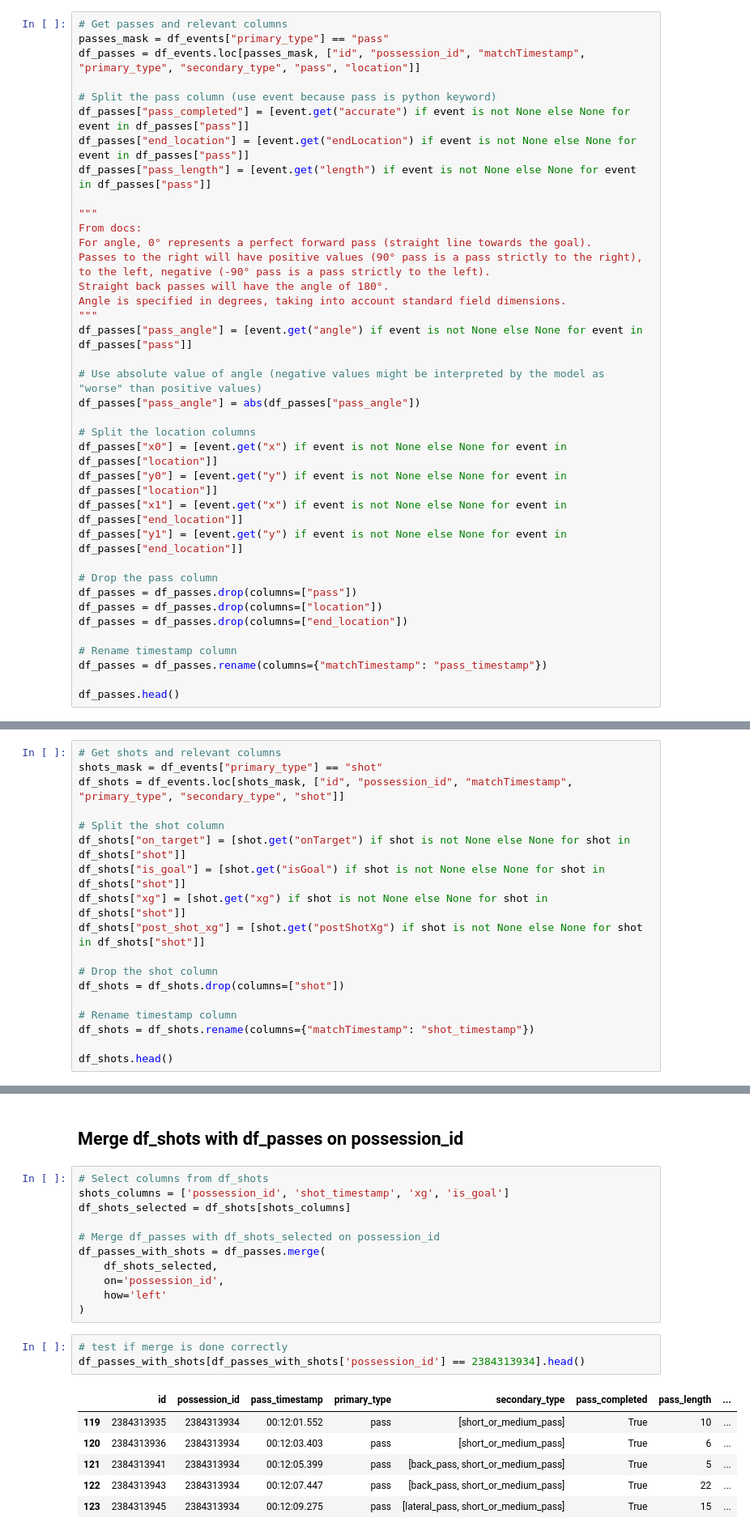
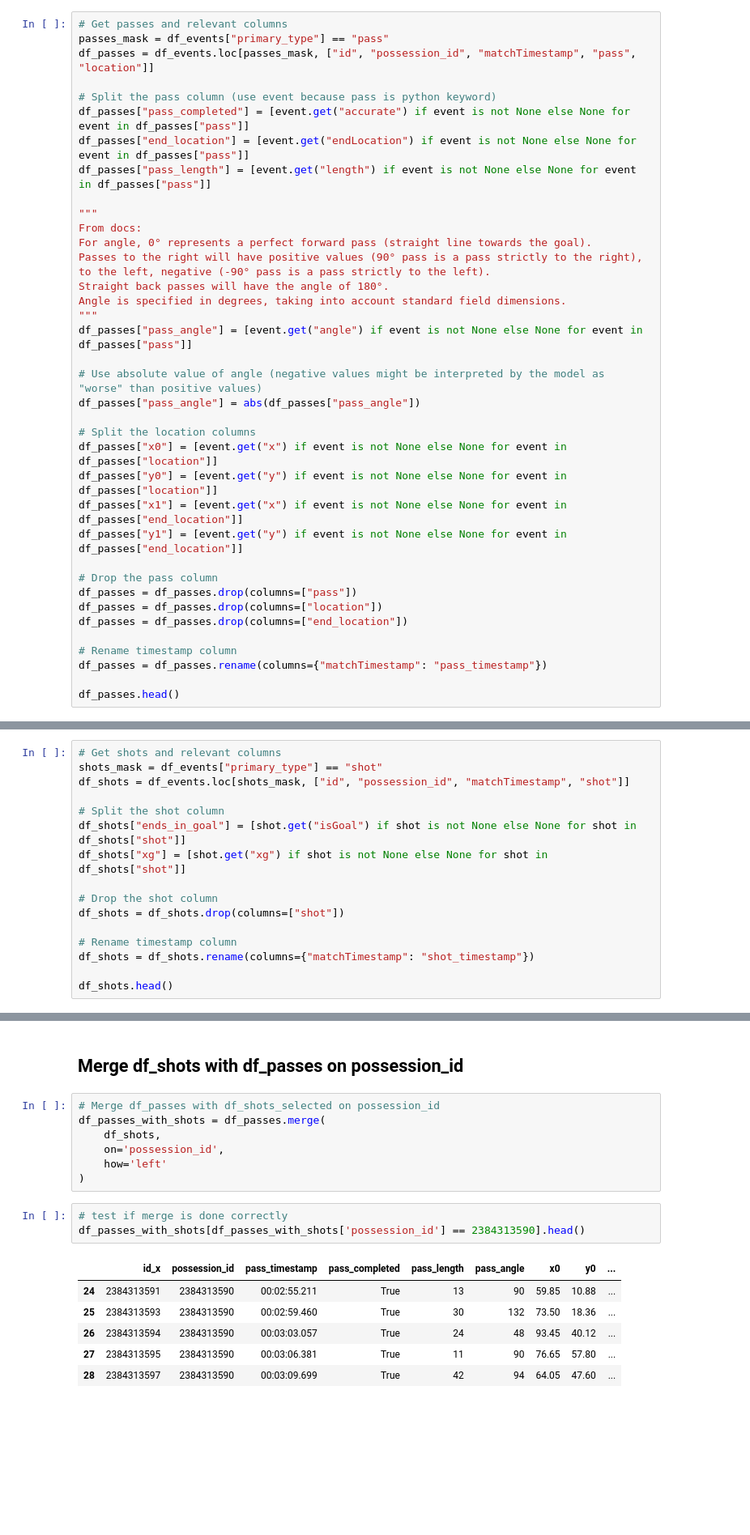
Before and after one commit to MarijnSt/soccermatics-project-2, a Jupyter notebook: notebooks/expected_danger.ipynb, the cells around one changed output, grey strips where cells are left out. Shown: that part at 81% size. Cells and saved outputs as stored; diff of their text form; blank space fills up the shorter version.

```diff
--- a/notebooks/expected_danger.ipynb
+++ b/notebooks/expected_danger.ipynb
@@ -268,7 +266,7 @@ df_events.head()
 # %%
 # Get passes and relevant columns
 passes_mask = df_events["primary_type"] == "pass"
-df_passes = df_events.loc[passes_mask, ["id", "possession_id", "matchTimestamp", "primary_type", "secondary_type", "pass", "location"]]
+df_passes = df_events.loc[passes_mask, ["id", "possession_id", "matchTimestamp", "pass", "location"]]
 
 # Split the pass column (use event because pass is python keyword)
 df_passes["pass_completed"] = [event.get("accurate") if event is not None else None for event in df_passes["pass"]]
@@ -366,13 +364,11 @@ We need to isolate the shots to get the xG to assign to the possession chain
 # %%
 # Get shots and relevant columns
 shots_mask = df_events["primary_type"] == "shot"
-df_shots = df_events.loc[shots_mask, ["id", "possession_id", "matchTimestamp", "primary_type", "secondary_type", "shot"]]
+df_shots = df_events.loc[shots_mask, ["id", "possession_id", "matchTimestamp", "shot"]]
 
 # Split the shot column
-df_shots["on_target"] = [shot.get("onTarget") if shot is not None else None for shot in df_shots["shot"]]
-df_shots["is_goal"] = [shot.get("isGoal") if shot is not None else None for shot in df_shots["shot"]]
+df_shots["ends_in_goal"] = [shot.get("isGoal") if shot is not None else None for shot in df_shots["shot"]]
 df_shots["xg"] = [shot.get("xg") if shot is not None else None for shot in df_shots["shot"]]
-df_shots["post_shot_xg"] = [shot.get("postShotXg") if shot is not None else None for shot in df_shots["shot"]]
 
 # Drop the shot column
 df_shots = df_shots.drop(columns=["shot"])
@@ -410,23 +402,19 @@ memory usage: 438.2+ KB
 # %% [markdown]
 ## Merge df_shots with df_passes on possession_id
 # %%
-# Select columns from df_shots
-shots_columns = ['possession_id', 'shot_timestamp', 'xg', 'is_goal']
-df_shots_selected = df_shots[shots_columns]
-
 # Merge df_passes with df_shots_selected on possession_id
 df_passes_with_shots = df_passes.merge(
-    df_shots_selected,
+    df_shots,
     on='possession_id',
     how='left'
 )
 # %%
 # test if merge is done correctly
-df_passes_with_shots[df_passes_with_shots['possession_id'] == 2384313934].head()
+df_passes_with_shots[df_passes_with_shots['possession_id'] == 2384313590].head()
 # %% [output]
-|  | id | possession_id | pass_timestamp | primary_type | secondary_type | pass_completed | pass_length | ... |
-| 119 | 2384313935 | 2384313934 | 00:12:01.552 | pass | [short_or_medium_pass] | True | 10 | ... |
-| 120 | 2384313936 | 2384313934 | 00:12:03.403 | pass | [short_or_medium_pass] | True | 6 | ... |
-| 121 | 2384313941 | 2384313934 | 00:12:05.399 | pass | [back_pass, short_or_medium_pass] | True | 5 | ... |
-| 122 | 2384313943 | 2384313934 | 00:12:07.447 | pass | [back_pass, short_or_medium_pass] | True | 22 | ... |
-| 123 | 2384313945 | 2384313934 | 00:12:09.275 | pass | [lateral_pass, short_or_medium_pass] | True | 15 | ... |
+|  | id_x | possession_id | pass_timestamp | pass_completed | pass_length | pass_angle | x0 | y0 | ... |
+| 24 | 2384313591 | 2384313590 | 00:02:55.211 | True | 13 | 90 | 59.85 | 10.88 | ... |
+| 25 | 2384313593 | 2384313590 | 00:02:59.460 | True | 30 | 132 | 73.50 | 18.36 | ... |
+| 26 | 2384313594 | 2384313590 | 00:03:03.057 | True | 24 | 48 | 93.45 | 40.12 | ... |
+| 27 | 2384313595 | 2384313590 | 00:03:06.381 | True | 11 | 90 | 76.65 | 57.80 | ... |
+| 28 | 2384313597 | 2384313590 | 00:03:09.699 | True | 42 | 94 | 64.05 | 47.60 | ... |
```
Also changed, not shown: parts of 9 cells of this notebook.
